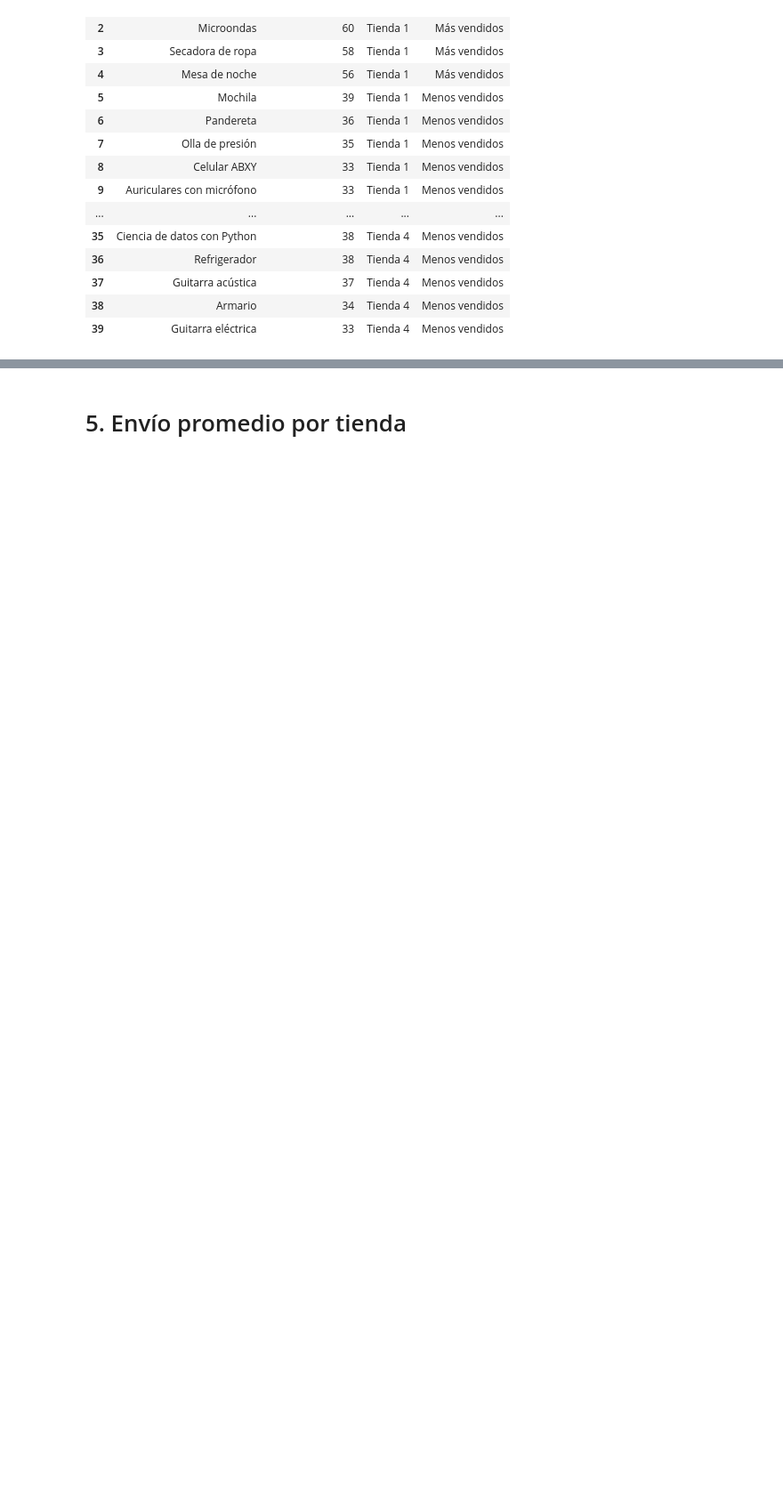
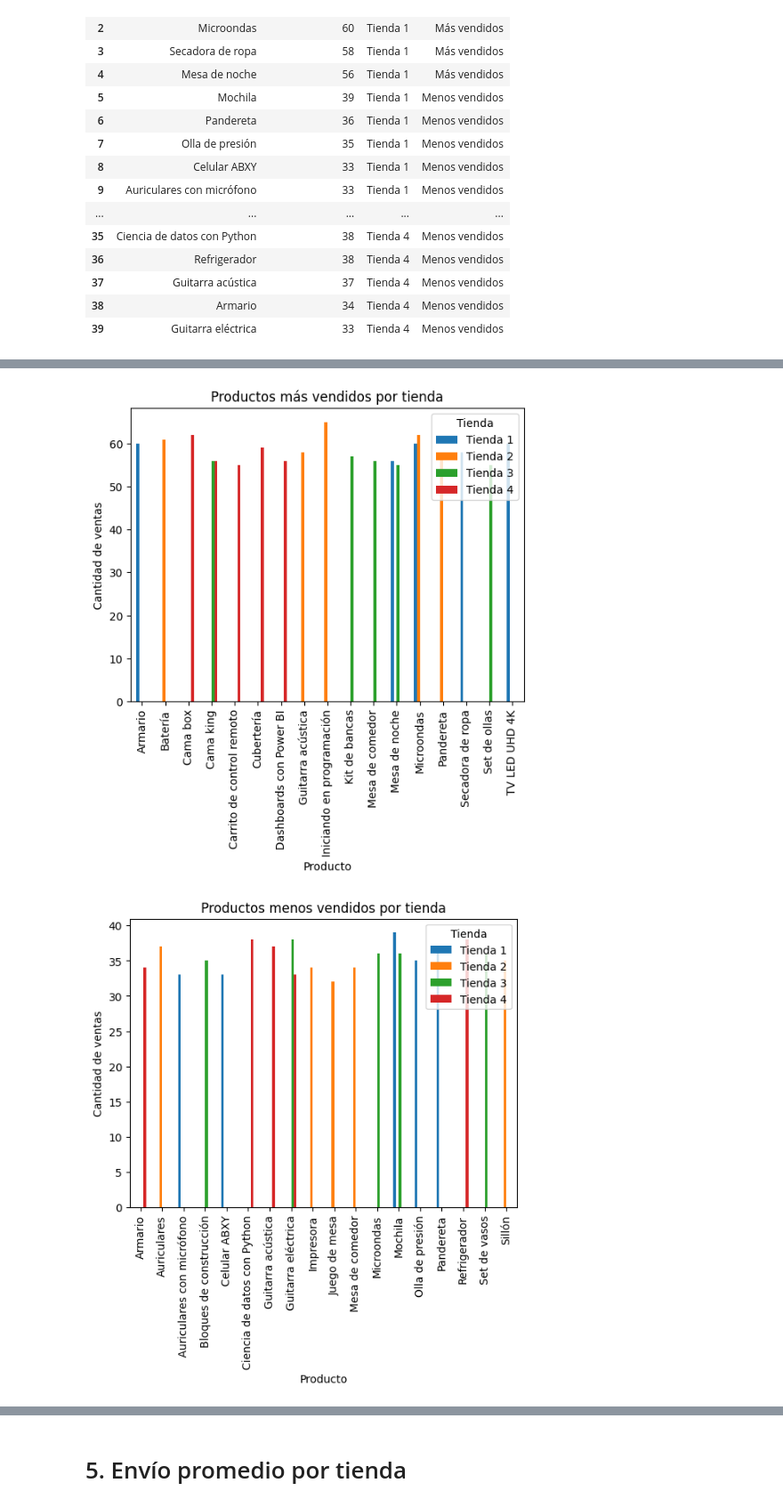
Before and after one commit to MCCoronel12/Challege_Alura, a Jupyter notebook: AluraStoreLatam.ipynb, the cells around one changed output, grey strips where cells are left out. Shown at 89% size. Saved outputs shown, nothing was run; the diff lists cells and outputs as text; code cells hidden in the pictures; blank space fills up the shorter version.

```diff
--- a/AluraStoreLatam.ipynb
+++ b/AluraStoreLatam.ipynb
@@ -401,0 +415,19 @@ np.float64(26018.60958033065)
+# %%
+mas_vendidos = resumen_productos[resumen_productos["Tipo"] == "Más vendidos"]
+menos_vendidos = resumen_productos[resumen_productos["Tipo"] == "Menos vendidos"]
+
+tabla_mas = mas_vendidos.pivot_table(
+    index="Producto",
+    columns="Tienda",
+    values="Cantidad_ventas",
+    aggfunc="sum",
+    fill_value=0
+)
+
+tabla_menos = menos_vendidos.pivot_table(
+    index="Producto",
+    columns="Tienda",
+    values="Cantidad_ventas",
+    aggfunc="sum",
+    fill_value=0
+)
@@ -401,0 +456,17 @@ np.float64(26018.60958033065)
+# %%
+import matplotlib.pyplot as plt
+
+# Más vendidos
+tabla_mas.plot(kind="bar")
+plt.title("Productos más vendidos por tienda")
+plt.ylabel("Cantidad de ventas")
+plt.show()
+
+# Menos vendidos
+tabla_menos.plot(kind="bar")
+plt.title("Productos menos vendidos por tienda")
+plt.ylabel("Cantidad de ventas")
+plt.show()
+# %% [output]
+[figure, added]
+[figure, added]
```
Also changed, not shown: parts of 12 cells of this notebook, 1 other file.
